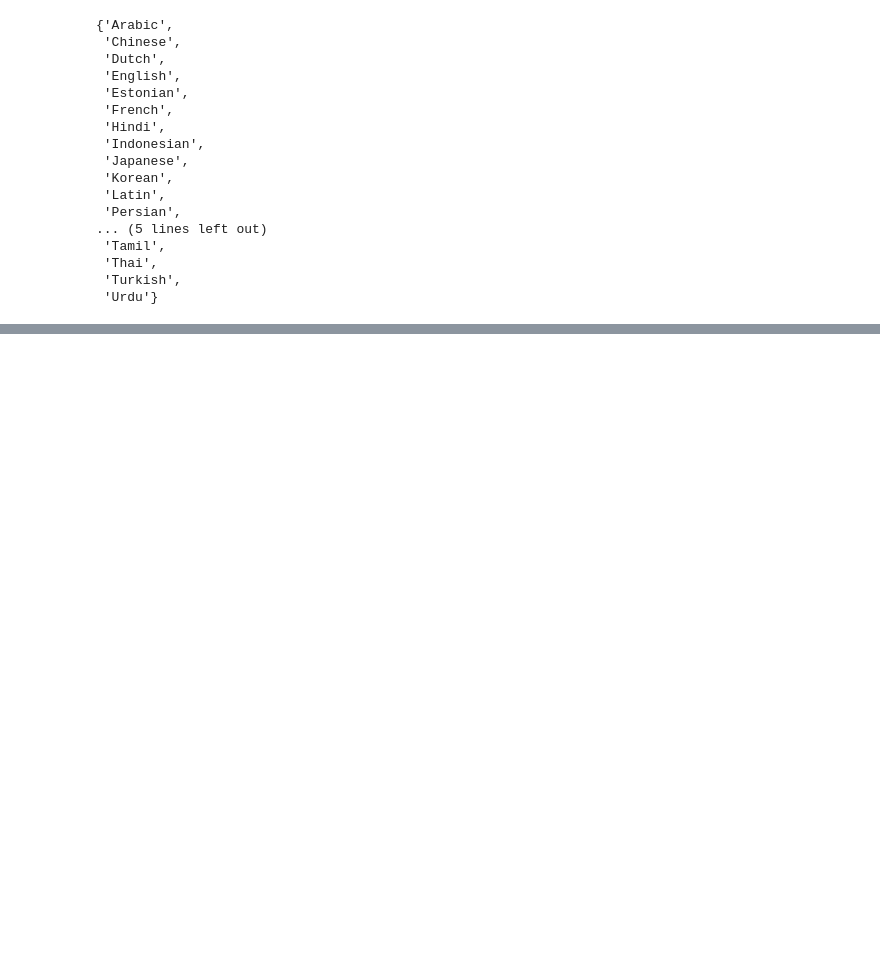
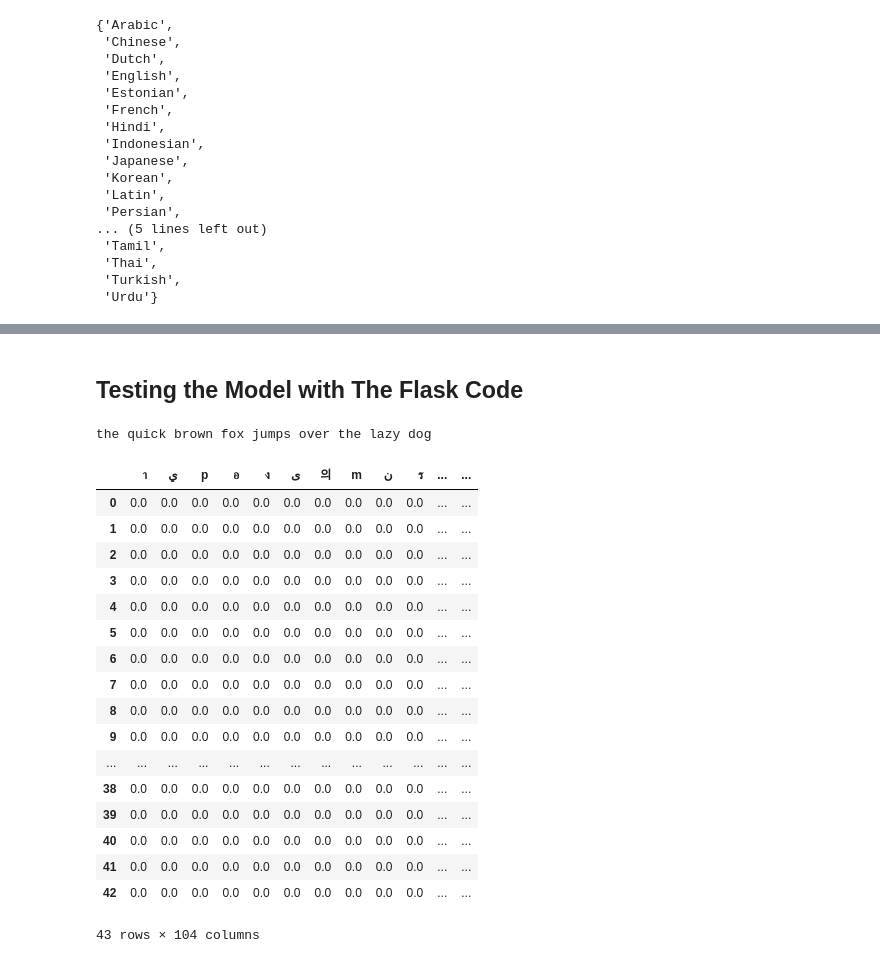
Before and after one commit to EasternUniversity/CSCI405-Language-Detection, a Jupyter notebook: Language_Detector.ipynb, the cells around one changed output, grey strips where cells are left out. Saved outputs shown, nothing was run; the diff lists cells and outputs as text; code cells hidden in the pictures; blank space fills up the shorter version.

Commit message:
Finished Implementing Model

```diff
--- a/Language_Detector.ipynb
+++ b/Language_Detector.ipynb
@@ -638,0 +648,63 @@ Accuracy 10 Char: -4.159090909090912%
+# %%
+import joblib
+
+model = rfc2
+
+filename = "test_model.pkl"
+
+joblib.dump(model, filename)
+
+dictionary = dict10_array
+
+with open('model_dictionary', 'w', encoding='utf-8') as file:
+    for letter in dictionary:
+        file.write('{}\n'.format(letter))
+# %% [markdown]
+## Testing the Model with The Flask Code
+# %%
+dictionary = open('model_dictionary', 'r', encoding='utf-8')
+text = "the quick brown fox jumps over the lazy dog"
+print(text)
+chars = dictionary.read().split('\n')
+chars.pop()
+
+new_arr = np.zeros((len(text), len(chars)))
+i=0
+j=0
+for text in data:
+    sentence = text
+    j=0
+    for char in chars:
+        count = 0
+        for letter in sentence:
+            if letter == char:
+                count = count + 1
+            fraction = count/len(sentence)
+        new_arr[i,j] = fraction
+        j = j + 1
+
+    i = i + 1
+
+data_frame = pd.DataFrame(new_arr, columns = chars)
+
+data_frame
+# %% [output]
+the quick brown fox jumps over the lazy dog
+|  | า | ي | р | อ | ง | ی | 의 | m | ن | ร | ... | ... |
+| 0 | 0.0 | 0.0 | 0.0 | 0.0 | 0.0 | 0.0 | 0.0 | 0.0 | 0.0 | 0.0 | ... | ... |
+| 1 | 0.0 | 0.0 | 0.0 | 0.0 | 0.0 | 0.0 | 0.0 | 0.0 | 0.0 | 0.0 | ... | ... |
+| 2 | 0.0 | 0.0 | 0.0 | 0.0 | 0.0 | 0.0 | 0.0 | 0.0 | 0.0 | 0.0 | ... | ... |
+| 3 | 0.0 | 0.0 | 0.0 | 0.0 | 0.0 | 0.0 | 0.0 | 0.0 | 0.0 | 0.0 | ... | ... |
+| 4 | 0.0 | 0.0 | 0.0 | 0.0 | 0.0 | 0.0 | 0.0 | 0.0 | 0.0 | 0.0 | ... | ... |
+| 5 | 0.0 | 0.0 | 0.0 | 0.0 | 0.0 | 0.0 | 0.0 | 0.0 | 0.0 | 0.0 | ... | ... |
+| 6 | 0.0 | 0.0 | 0.0 | 0.0 | 0.0 | 0.0 | 0.0 | 0.0 | 0.0 | 0.0 | ... | ... |
+| 7 | 0.0 | 0.0 | 0.0 | 0.0 | 0.0 | 0.0 | 0.0 | 0.0 | 0.0 | 0.0 | ... | ... |
+| 8 | 0.0 | 0.0 | 0.0 | 0.0 | 0.0 | 0.0 | 0.0 | 0.0 | 0.0 | 0.0 | ... | ... |
+| 9 | 0.0 | 0.0 | 0.0 | 0.0 | 0.0 | 0.0 | 0.0 | 0.0 | 0.0 | 0.0 | ... | ... |
+| ... | ... | ... | ... | ... | ... | ... | ... | ... | ... | ... | ... | ... |
+| 38 | 0.0 | 0.0 | 0.0 | 0.0 | 0.0 | 0.0 | 0.0 | 0.0 | 0.0 | 0.0 | ... | ... |
+| 39 | 0.0 | 0.0 | 0.0 | 0.0 | 0.0 | 0.0 | 0.0 | 0.0 | 0.0 | 0.0 | ... | ... |
+| 40 | 0.0 | 0.0 | 0.0 | 0.0 | 0.0 | 0.0 | 0.0 | 0.0 | 0.0 | 0.0 | ... | ... |
+| 41 | 0.0 | 0.0 | 0.0 | 0.0 | 0.0 | 0.0 | 0.0 | 0.0 | 0.0 | 0.0 | ... | ... |
+| 42 | 0.0 | 0.0 | 0.0 | 0.0 | 0.0 | 0.0 | 0.0 | 0.0 | 0.0 | 0.0 | ... | ... |
+43 rows × 104 columns
```
Also changed, not shown: parts of 13 cells of this notebook, 2 other files.
